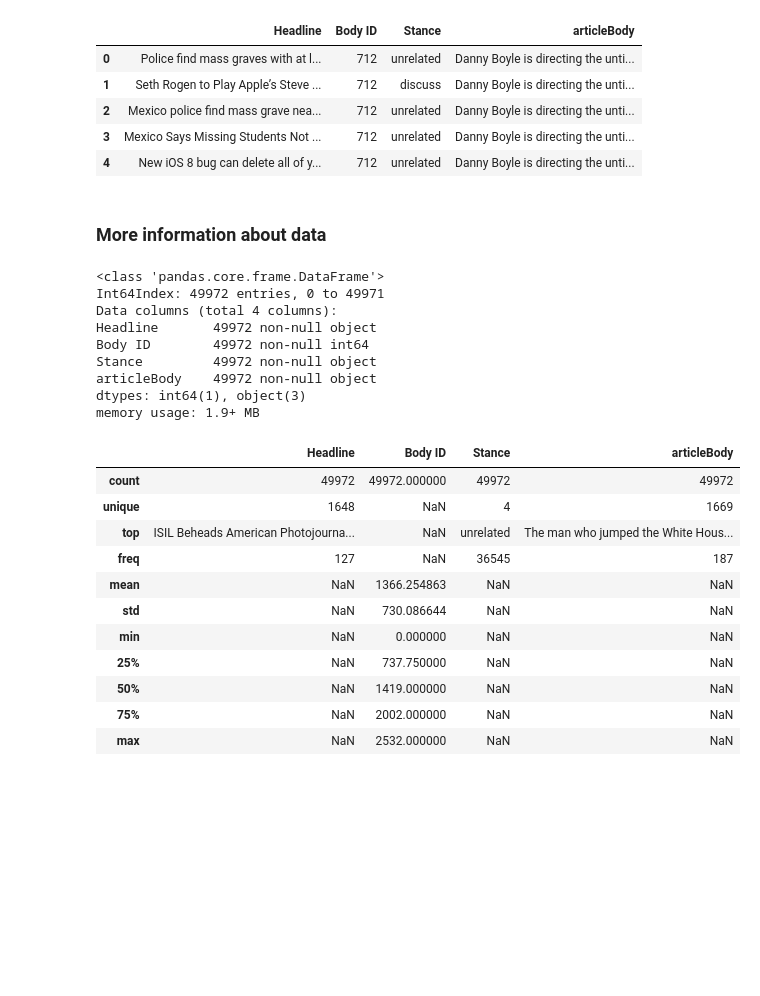
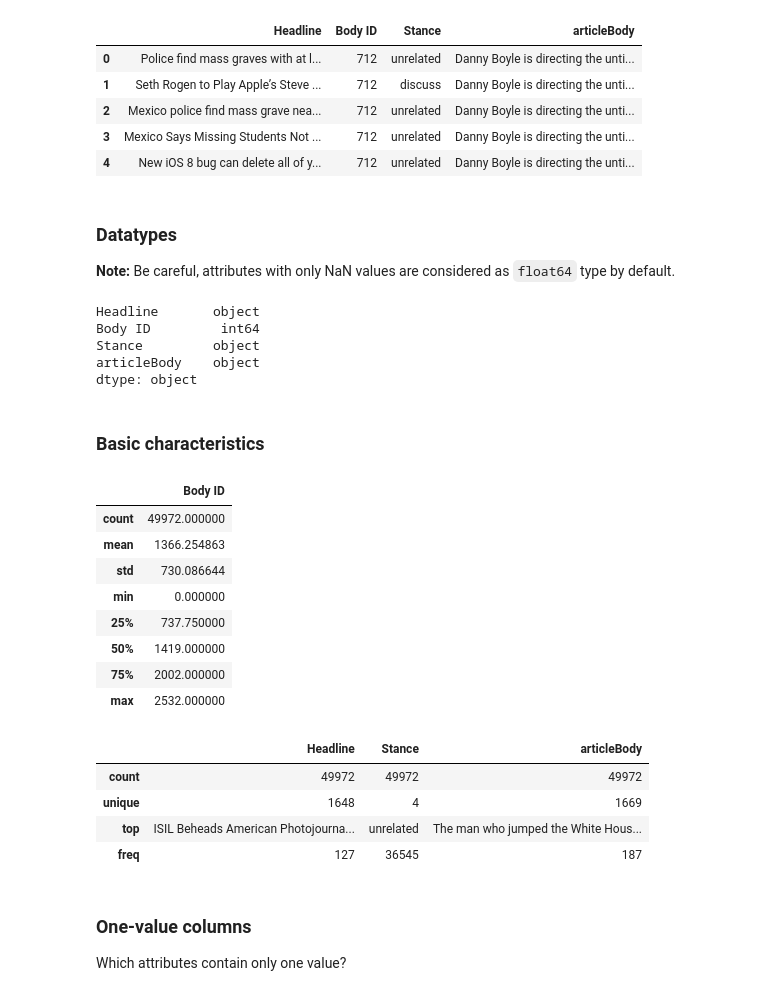
Before and after one commit to pmacinec/fake-news-datasets, a Jupyter notebook: datasets/fake_news_challenge/fake_news_challenge.ipynb, the cells around one changed output. Saved outputs shown, nothing was run; the diff lists cells and outputs as text; code cells hidden in the pictures; blank space fills up the shorter version.

```diff
--- a/datasets/fake_news_challenge/fake_news_challenge.ipynb
+++ b/datasets/fake_news_challenge/fake_news_challenge.ipynb
@@ -23,3 +14,7 @@ import numpy as np
 import pandas as pd
 import matplotlib.pyplot as plt
 import seaborn as sns
+
+from src.helpers import *
+
+pd.set_option('display.max_columns', None)
@@ -53,32 +60,41 @@ df.head()
 | 2 | Mexico police find mass grave nea... | 712 | unrelated | Danny Boyle is directing the unti... |
 | 3 | Mexico Says Missing Students Not ... | 712 | unrelated | Danny Boyle is directing the unti... |
 | 4 | New iOS 8 bug can delete all of y... | 712 | unrelated | Danny Boyle is directing the unti... |
-# %% [markdown]
-### More information about data
+# %% [markdown]
+### Datatypes
+
+**Note:** Be careful, attributes with only NaN values are considered as `float64` type by default.
 # %%
-df.info()
+df.dtypes
 # %% [output]
-<class 'pandas.core.frame.DataFrame'>
-Int64Index: 49972 entries, 0 to 49971
-Data columns (total 4 columns):
-Headline       49972 non-null object
-Body ID        49972 non-null int64
-Stance         49972 non-null object
-articleBody    49972 non-null object
-dtypes: int64(1), object(3)
-memory usage: 1.9+ MB
+Headline       object
+Body ID         int64
+Stance         object
+articleBody    object
+dtype: object
+# %% [markdown]
+### Basic characteristics
 # %%
-df.describe(include='all')
+df.describe()
 # %% [output]
-|  | Headline | Body ID | Stance | articleBody |
-| count | 49972 | 49972.000000 | 49972 | 49972 |
-| unique | 1648 | NaN | 4 | 1669 |
-| top | ISIL Beheads American Photojourna... | NaN | unrelated | The man who jumped the White Hous... |
-| freq | 127 | NaN | 36545 | 187 |
-| mean | NaN | 1366.254863 | NaN | NaN |
-| std | NaN | 730.086644 | NaN | NaN |
-| min | NaN | 0.000000 | NaN | NaN |
-| 25% | NaN | 737.750000 | NaN | NaN |
-| 50% | NaN | 1419.000000 | NaN | NaN |
-| 75% | NaN | 2002.000000 | NaN | NaN |
-| max | NaN | 2532.000000 | NaN | NaN |
+|  | Body ID |
+| count | 49972.000000 |
+| mean | 1366.254863 |
+| std | 730.086644 |
+| min | 0.000000 |
+| 25% | 737.750000 |
+| 50% | 1419.000000 |
+| 75% | 2002.000000 |
+| max | 2532.000000 |
+# %%
+df.describe(exclude=[np.number])
+# %% [output]
+|  | Headline | Stance | articleBody |
+| count | 49972 | 49972 | 49972 |
+| unique | 1648 | 4 | 1669 |
+| top | ISIL Beheads American Photojourna... | unrelated | The man who jumped the White Hous... |
+| freq | 127 | 36545 | 187 |
+# %% [markdown]
+### One-value columns
+
+Which attributes contain only one value?
```
Also changed, not shown: parts of 37 cells of this notebook, 2 other files.
